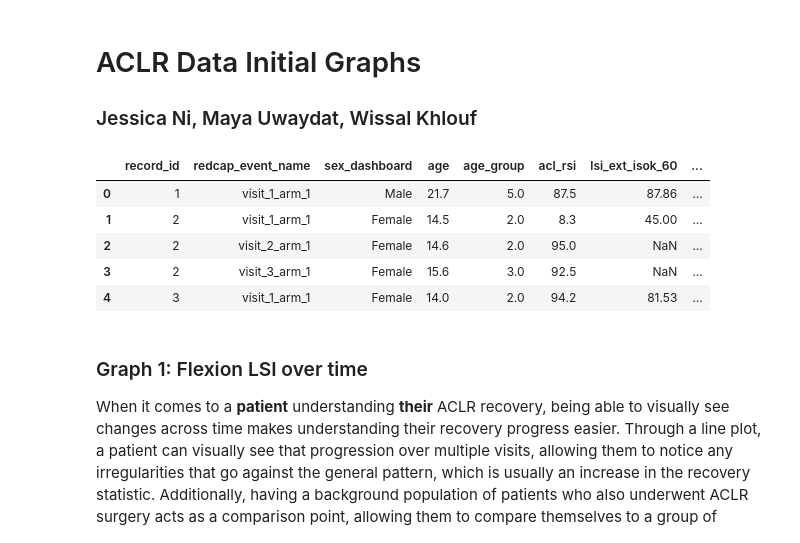
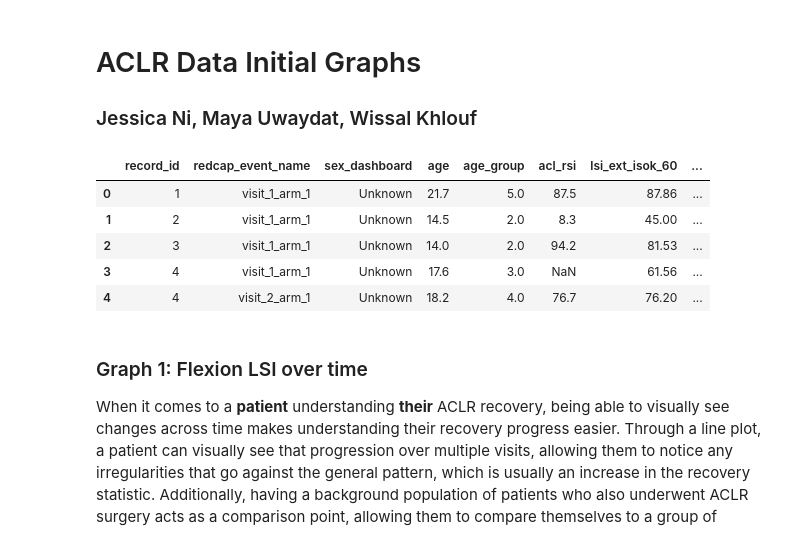
Before and after one commit to mayooueidat-uva/ACLR-group-project, a Jupyter notebook: Graphs/Initial_graphs_group.ipynb, the cells around one changed output. Cells and saved outputs as stored; diff of their text form; code cells hidden in the pictures.

Commit message:
added clean data to data folder

```diff
--- a/Graphs/Initial_graphs_group.ipynb
+++ b/Graphs/Initial_graphs_group.ipynb
@@ -4,18 +4,18 @@
 # %%
 import matplotlib.pyplot as plt
 import pandas as pd
 import numpy as np
 import seaborn as sns
 
-data = pd.read_csv('../data/cleaned_data.csv')
+data = pd.read_csv('../data/data_clean.csv')
 data.head()
 # %% [output]
 |  | record_id | redcap_event_name | sex_dashboard | age | age_group | acl_rsi | lsi_ext_isok_60 | ... |
-| 0 | 1 | visit_1_arm_1 | Male | 21.7 | 5.0 | 87.5 | 87.86 | ... |
-| 1 | 2 | visit_1_arm_1 | Female | 14.5 | 2.0 | 8.3 | 45.00 | ... |
-| 2 | 2 | visit_2_arm_1 | Female | 14.6 | 2.0 | 95.0 | NaN | ... |
-| 3 | 2 | visit_3_arm_1 | Female | 15.6 | 3.0 | 92.5 | NaN | ... |
-| 4 | 3 | visit_1_arm_1 | Female | 14.0 | 2.0 | 94.2 | 81.53 | ... |
+| 0 | 1 | visit_1_arm_1 | Unknown | 21.7 | 5.0 | 87.5 | 87.86 | ... |
+| 1 | 2 | visit_1_arm_1 | Unknown | 14.5 | 2.0 | 8.3 | 45.00 | ... |
+| 2 | 3 | visit_1_arm_1 | Unknown | 14.0 | 2.0 | 94.2 | 81.53 | ... |
+| 3 | 4 | visit_1_arm_1 | Unknown | 17.6 | 3.0 | NaN | 61.56 | ... |
+| 4 | 4 | visit_2_arm_1 | Unknown | 18.2 | 4.0 | 76.7 | 76.20 | ... |
 # %% [markdown]
 ### Graph 1: Flexion LSI over time
 
```
Also changed, not shown: parts of 1 cell of this notebook, 4 other files.
